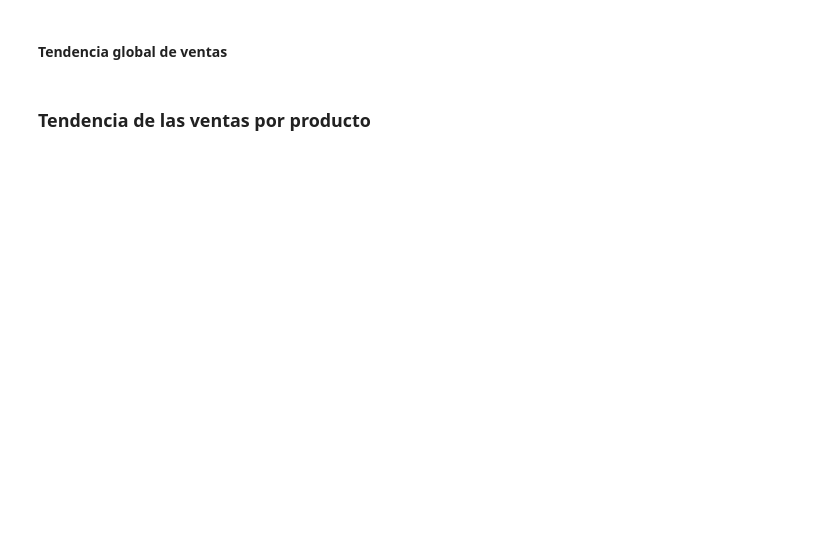
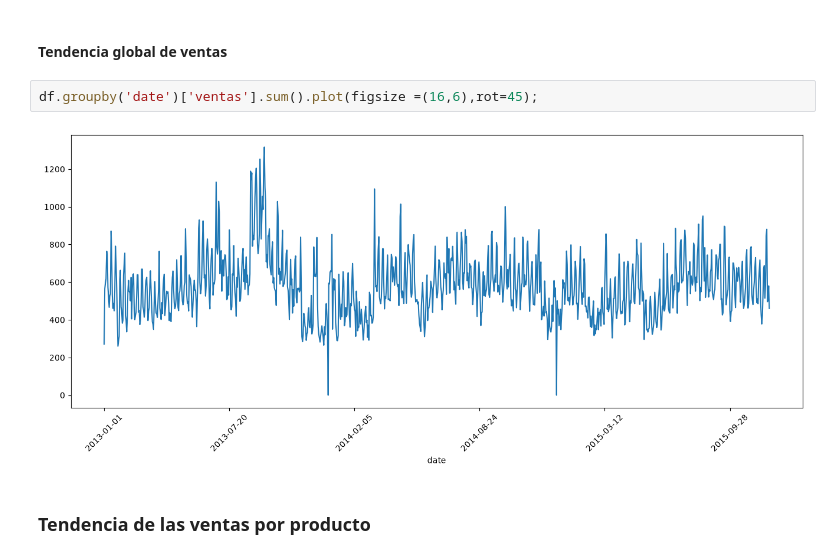
Before and after one commit to DataRex-47/02_FORECASTING, a Jupyter notebook: 03_notebooks/03_EDA.ipynb, the cells around one changed output. Cells and saved outputs as stored; diff of their text form; blank space fills up the shorter version.

```diff
--- a/03_notebooks/03_EDA.ipynb
+++ b/03_notebooks/03_EDA.ipynb
@@ -138,5 +138,9 @@ df.head()
 | 2013-01-01 | CA_3 | FOODS_3_329 | d_704 | 2013 | 1 | 4 | Tuesday | NewYear | National | 11249 | ... |
 # %% [markdown]
 #### Tendencia global de ventas
+# %%
+df.groupby('date')['ventas'].sum().plot(figsize =(16,6),rot=45);
+# %% [output]
+[figure, added]
 # %% [markdown]
 ### Tendencia de las ventas por producto
```
Also changed, not shown: parts of 18 cells of this notebook, 14 other files.
